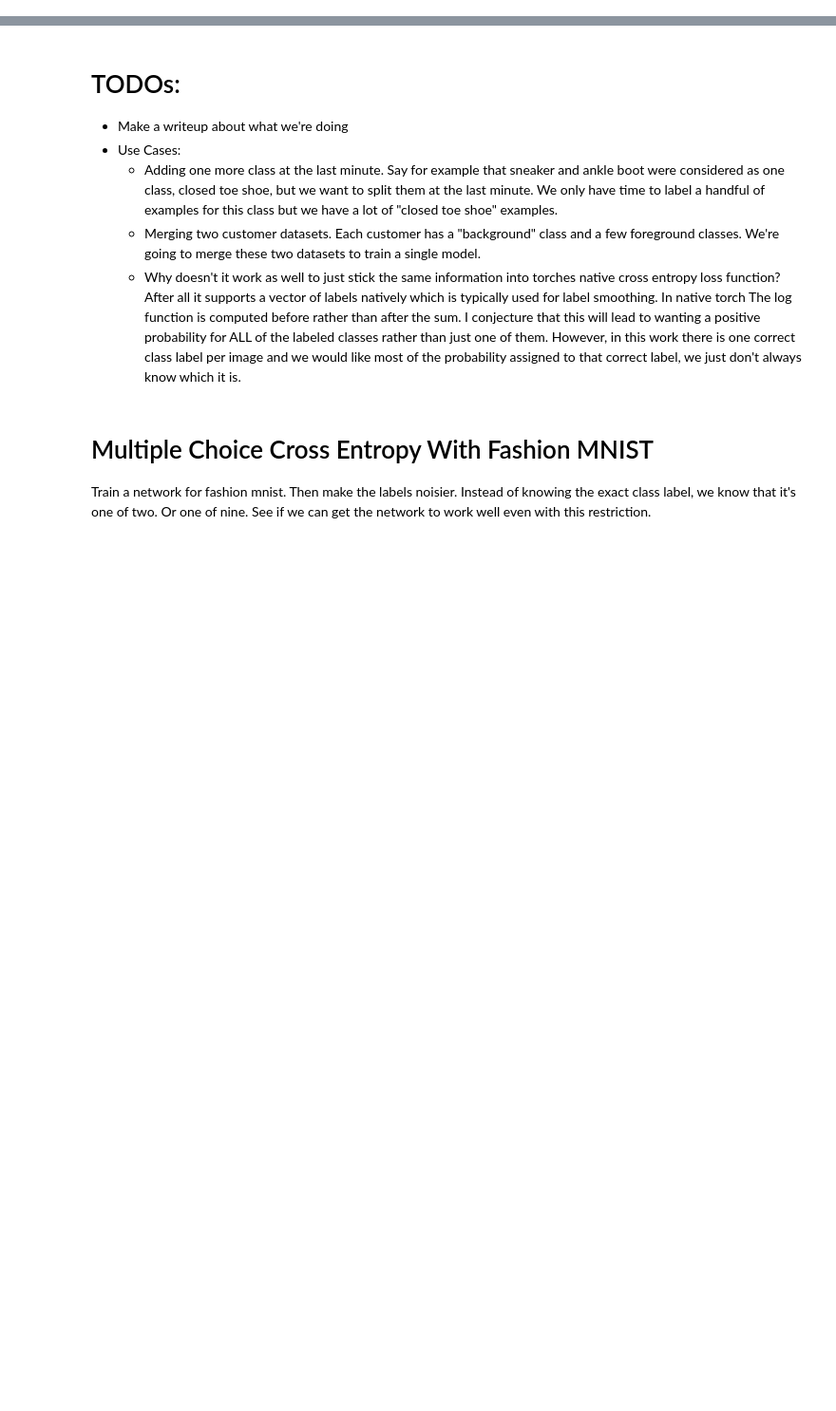
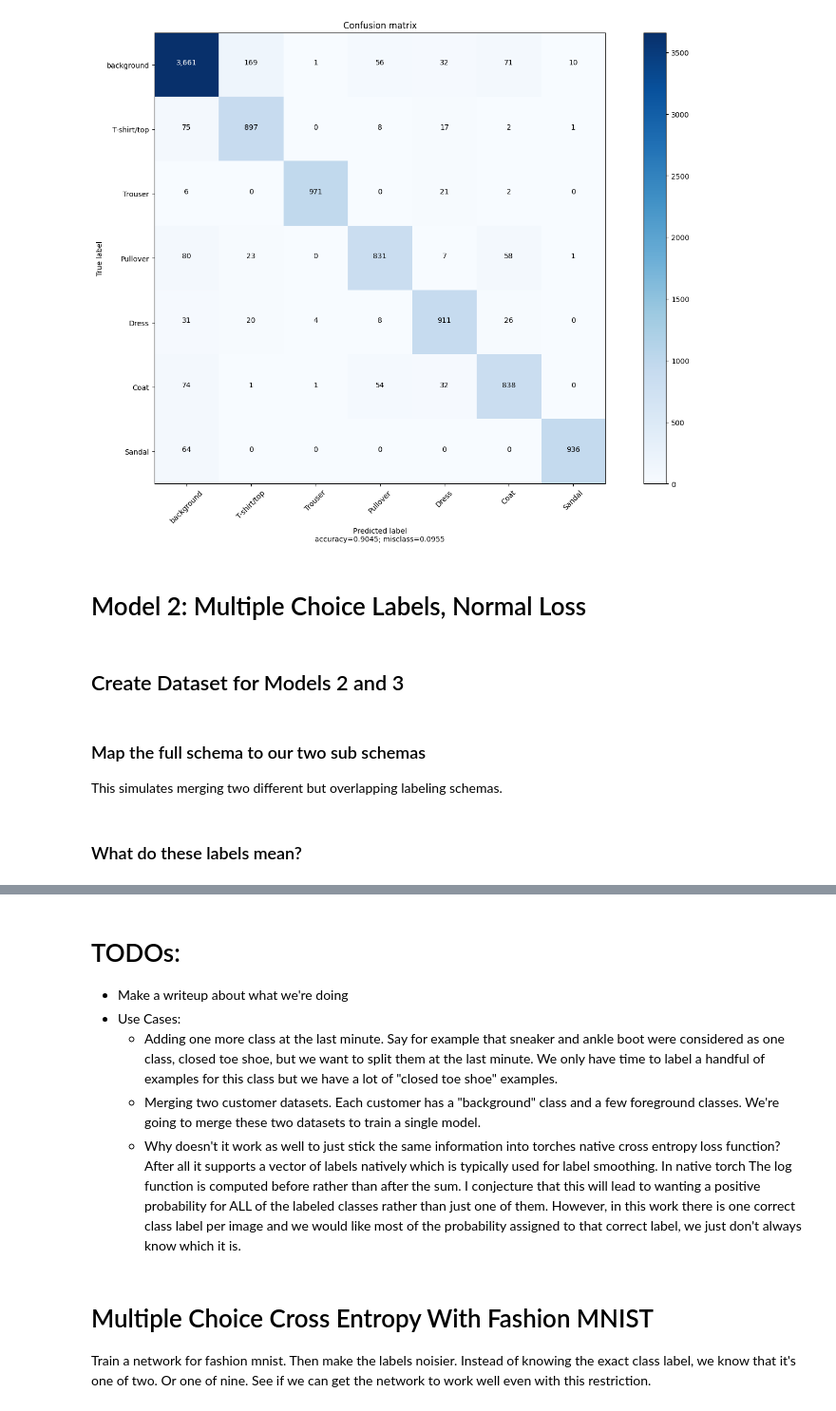
Before and after one commit to brian8128/SchemaFuse, a Jupyter notebook: examples/multiple_versions_of_schema.ipynb, the cells around one changed output, grey strips where cells are left out. Shown: that part at 95% size. Saved outputs shown, nothing was run; the diff lists cells and outputs as text; code cells hidden in the pictures; blank space fills up the shorter version.

```diff
--- a/examples/multiple_versions_of_schema.ipynb
+++ b/examples/multiple_versions_of_schema.ipynb
@@ -20,0 +264,27 @@ from sklearn.metrics import confusion_matrix
+# %%
+m1_classes = ['background', 'T-shirt/top', 'Trouser', 'Pullover', 'Dress', 'Coat', 'Sandal']
+def m1_target_transform(target):
+  """
+  Transform the fashion mnist labels into our labes for model 1
+  """
+  target += 1
+  if target > 6:
+    target = 0
+  return target
+
+train_set = torchvision.datasets.FashionMNIST(root="./", download=True,
+                                              train=True,
+                                              transform=transforms.Compose([transforms.ToTensor(),
+                                                                            transforms.Normalize(mean=0.2859, std=0.3530)
+                                                                          ]),
+                                              target_transform=m1_target_transform)
+
+
+test_set = torchvision.datasets.FashionMNIST(root="./", download=True,
+                                              train=False,
+                                              transform=transforms.Compose([transforms.ToTensor(),
+                                                                            transforms.Normalize(mean=0.2859, std=0.3530)
+                                                                           ]),
+                                              target_transform=m1_target_transform)
+# %%
+mod = train_model(train_set, len(m1_classes), epochs=10)
@@ -20,0 +302,20 @@ from sklearn.metrics import confusion_matrix
+# %%
+pred_data_loader = torch.utils.data.DataLoader(batch_size=10000, dataset=test_set, num_workers=1)
+all_preds= get_all_preds(network=mod.cpu(), dataloader=pred_data_loader)
+# %%
+y_true = torch.clone(test_set.targets)
+y_true = np.array(list(map(test_set.target_transform, y_true)))
+
+
+plot_confusion_matrix(cm=confusion_matrix(y_true=y_true,
+                      y_pred=all_preds.argmax(1)),
+                      target_names=m1_classes, normalize=False)
+# %% [output]
+[figure, added]
+# %% [markdown]
+# Model 2: Multiple Choice Labels, Normal Loss
+# %% [markdown]
+## Create Dataset for Models 2 and 3
+# %% [markdown]
+### Map the full schema to our two sub schemas
+This simulates merging two different but overlapping labeling schemas.
@@ -20,0 +355,2 @@ from sklearn.metrics import confusion_matrix
+# %% [markdown]
+### What do these labels mean?
```
Also changed, not shown: parts of 36 cells of this notebook.
